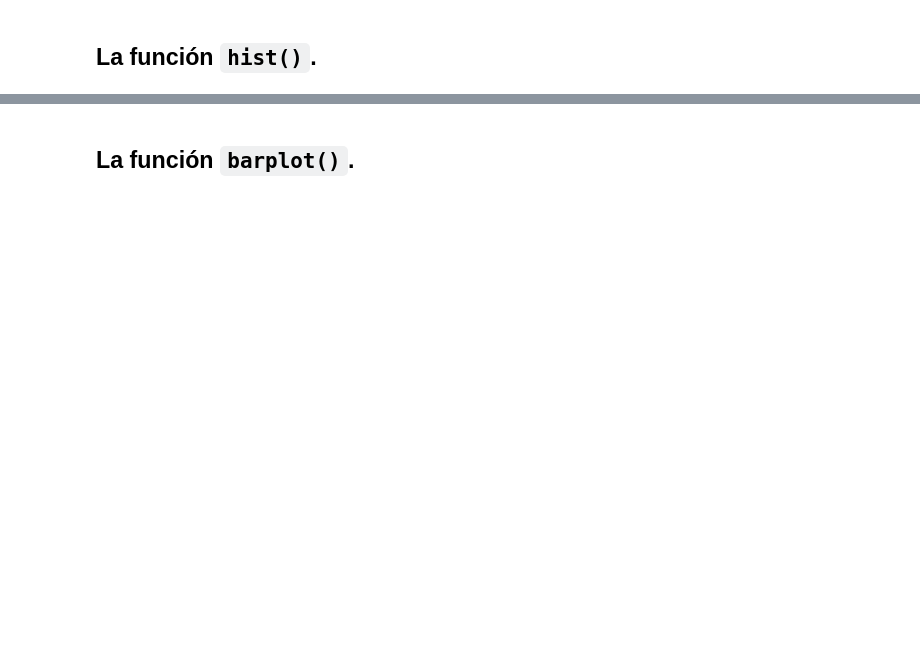
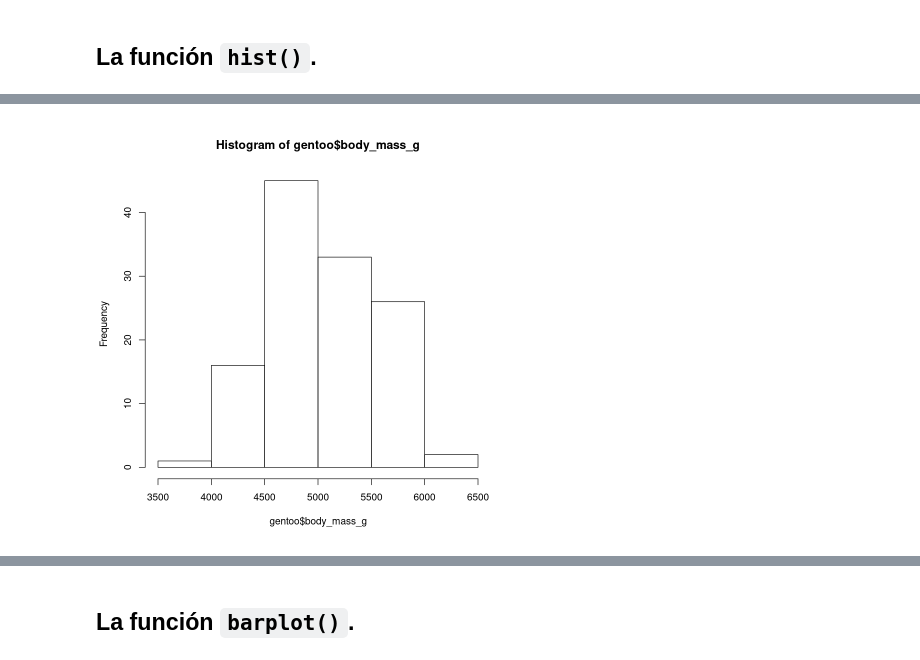
Before and after one commit to PythonistaMX/pyr105, a Jupyter notebook: 11_estadistica_descriptiva.ipynb, the cells around one changed output, grey strips where cells are left out. Drawn from its saved outputs; the diff is of its cells as text; code cells hidden in the pictures; blank space fills up the shorter version.

```diff
--- a/11_estadistica_descriptiva.ipynb
+++ b/11_estadistica_descriptiva.ipynb
@@ -143,0 +404,4 @@ hist(pesos_ping)
+# %%
+hist(gentoo$body_mass_g)
+# %% [output]
+[figure, added]
```
Also changed, not shown: parts of 56 cells of this notebook, 3 other files.
